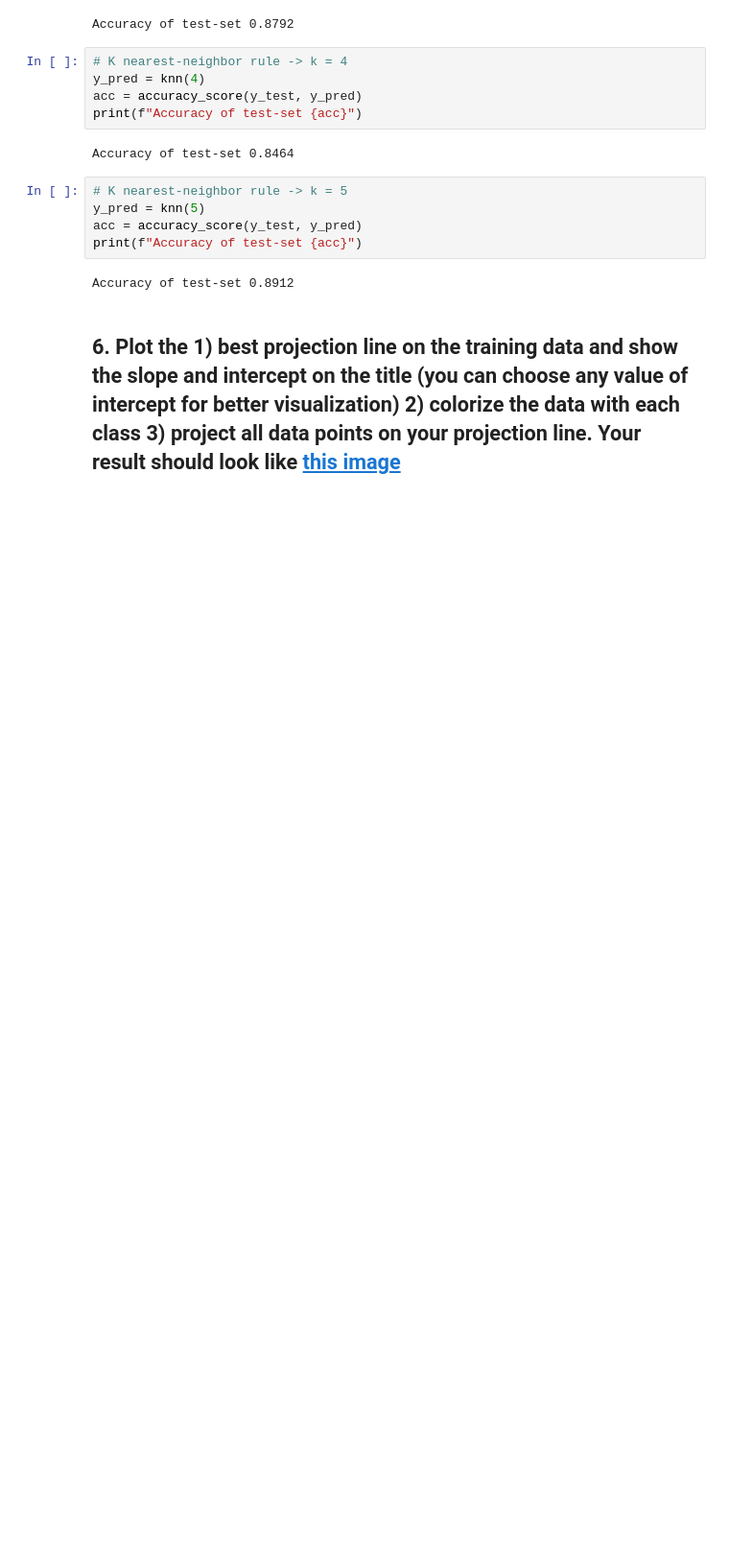
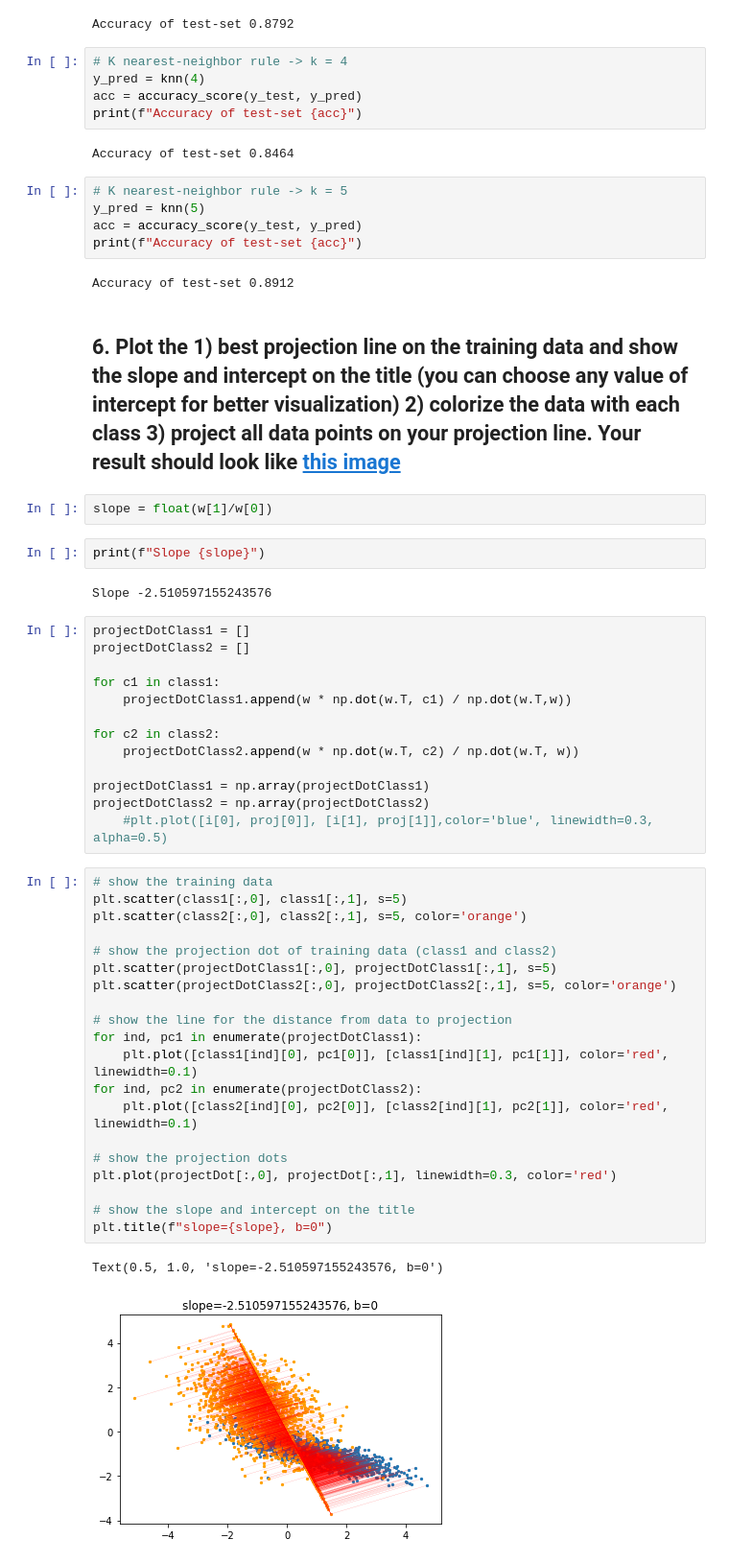
Before and after one commit to lon5948/Introduction-to-Machine-Learning, a Jupyter notebook: HW2/HW2.ipynb, the cells around one changed output. Shown at 96% size. Saved outputs shown, nothing was run; the diff lists cells and outputs as text; blank space fills up the shorter version.

```diff
--- a/HW2/HW2.ipynb
+++ b/HW2/HW2.ipynb
@@ -200,3 +200,45 @@ print(f"Accuracy of test-set {acc}")
 Accuracy of test-set 0.8912
 # %% [markdown]
 ## 6. Plot the 1) best projection line on the training data and show the slope and intercept on the title (you can choose any value of intercept for better visualization) 2) colorize the data with each class 3) project all data points on your projection line. Your result should look like [this image](https://i.imgur.com/tubMQpw.jpg)
+# %%
+slope = float(w[1]/w[0])
+# %%
+print(f"Slope {slope}")
+# %% [output]
+Slope -2.510597155243576
+# %%
+projectDotClass1 = []
+projectDotClass2 = []
+
+for c1 in class1:
+    projectDotClass1.append(w * np.dot(w.T, c1) / np.dot(w.T,w))
+
+for c2 in class2:
+    projectDotClass2.append(w * np.dot(w.T, c2) / np.dot(w.T, w))
+
+projectDotClass1 = np.array(projectDotClass1)
+projectDotClass2 = np.array(projectDotClass2)
+    #plt.plot([i[0], proj[0]], [i[1], proj[1]],color='blue', linewidth=0.3, alpha=0.5)
+# %%
+# show the training data
+plt.scatter(class1[:,0], class1[:,1], s=5)
+plt.scatter(class2[:,0], class2[:,1], s=5, color='orange')
+
+# show the projection dot of training data (class1 and class2)
+plt.scatter(projectDotClass1[:,0], projectDotClass1[:,1], s=5)
+plt.scatter(projectDotClass2[:,0], projectDotClass2[:,1], s=5, color='orange')
+
+# show the line for the distance from data to projection
+for ind, pc1 in enumerate(projectDotClass1):
+    plt.plot([class1[ind][0], pc1[0]], [class1[ind][1], pc1[1]], color='red', linewidth=0.1)
+for ind, pc2 in enumerate(projectDotClass2):
+    plt.plot([class2[ind][0], pc2[0]], [class2[ind][1], pc2[1]], color='red', linewidth=0.1)
+
+# show the projection dots
+plt.plot(projectDot[:,0], projectDot[:,1], linewidth=0.3, color='red')
+
+# show the slope and intercept on the title
+plt.title(f"slope={slope}, b=0")
+# %% [output]
+Text(0.5, 1.0, 'slope=-2.510597155243576, b=0')
+[figure, added]
```
Also changed, not shown: parts of 4 cells of this notebook.
